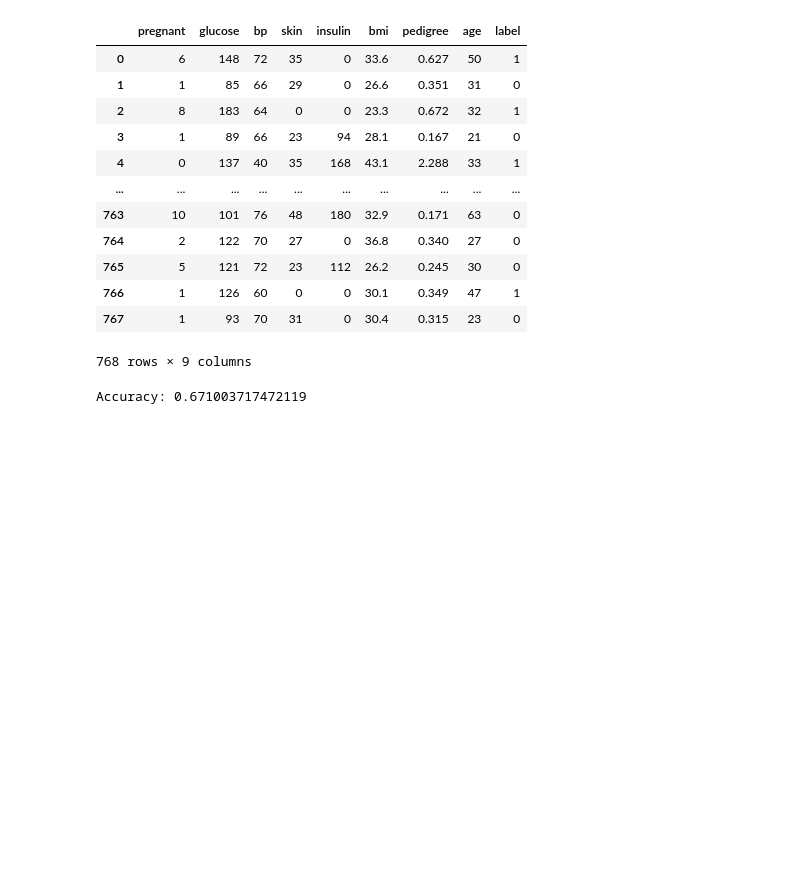
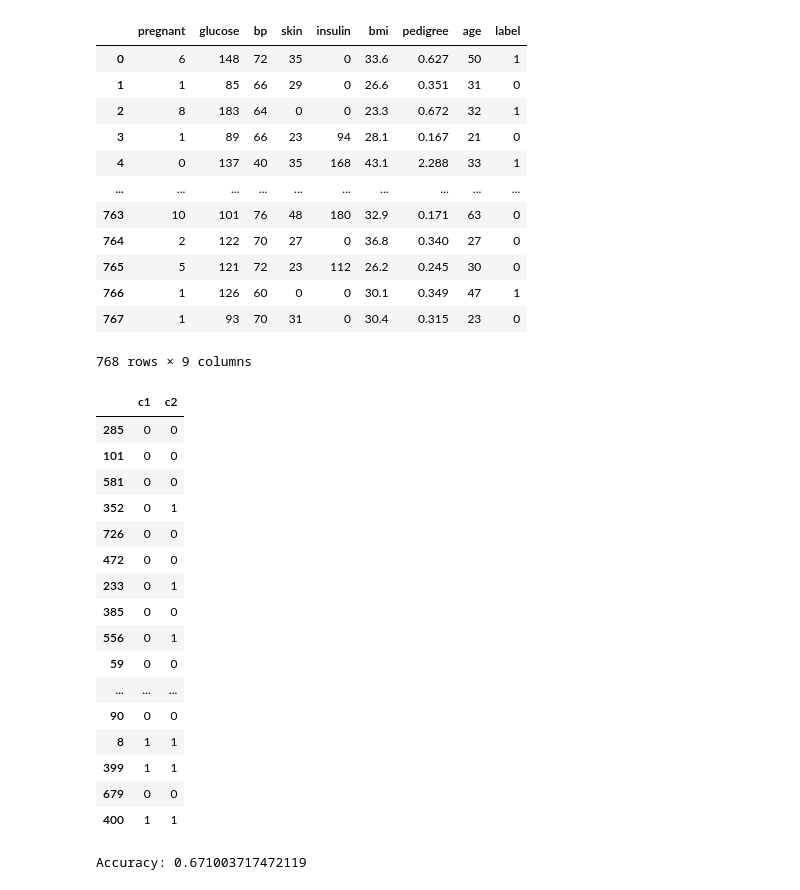
Before and after one commit to codes71/Semester5, a Jupyter notebook: lab6.ipynb, the cells around one changed output. Cells and saved outputs as stored; diff of their text form; code cells hidden in the pictures; blank space fills up the shorter version.

```diff
--- a/lab6.ipynb
+++ b/lab6.ipynb
@@ -39,7 +39,31 @@ clf = clf.fit(X_train,y_train)
 #Predict the response for test dataset
 y_pred = clf.predict(X_test)
 # %%
-X_train, X_test, y_train, y_test = train_test_split(X, y, train_size=0.3, random_state=1) # 70% training and 30% test
+# X_train, X_test, y_train, y_test = train_test_split(X, y, train_size=0.3, random_state=1) # 70% training and 30% test
+# %%
+dp = pd.DataFrame({
+    'c1' : y_test,
+    'c2' : y_pred
+})
+dp.head(50)
+# %% [output]
+|  | c1 | c2 |
+| 285 | 0 | 0 |
+| 101 | 0 | 0 |
+| 581 | 0 | 0 |
+| 352 | 0 | 1 |
+| 726 | 0 | 0 |
+| 472 | 0 | 0 |
+| 233 | 0 | 1 |
+| 385 | 0 | 0 |
+| 556 | 0 | 1 |
+| 59 | 0 | 0 |
+| ... | ... | ... |
+| 90 | 0 | 0 |
+| 8 | 1 | 1 |
+| 399 | 1 | 1 |
+| 679 | 0 | 0 |
+| 400 | 1 | 1 |
 # %%
 print("Accuracy:",metrics.accuracy_score(y_test, y_pred))
 # %% [output]
```
Also changed, not shown: 2 other files.
